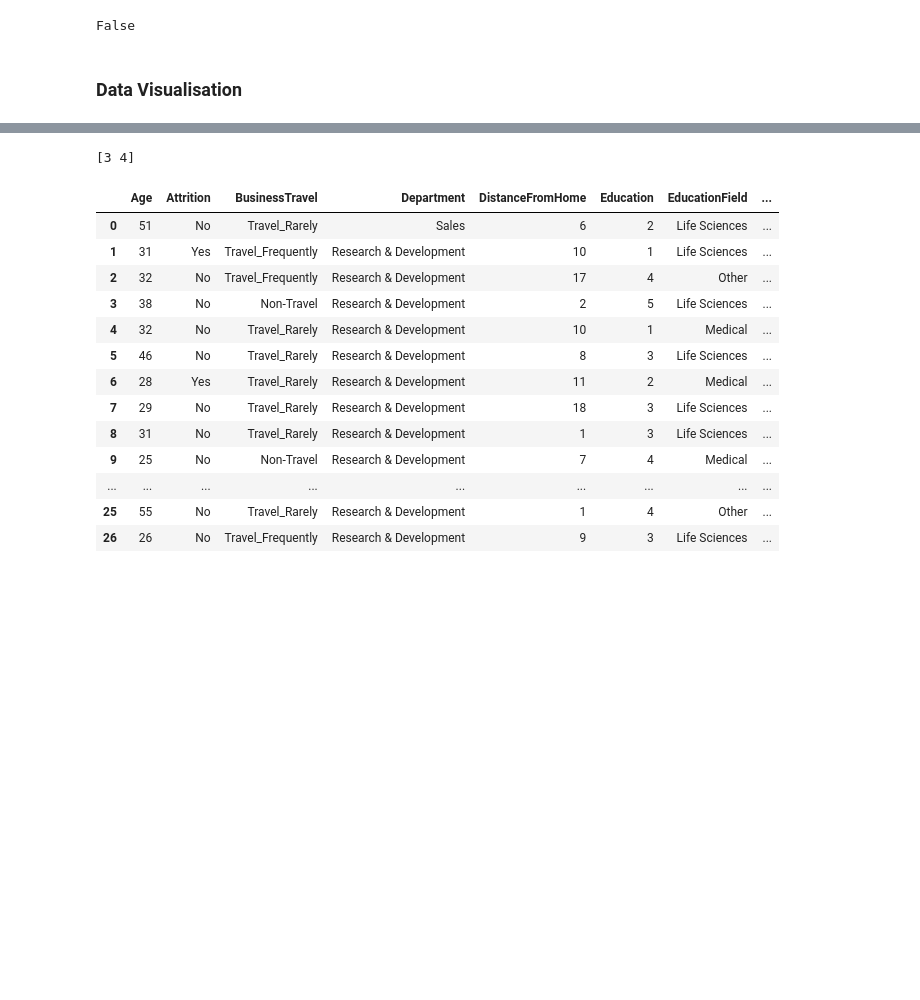
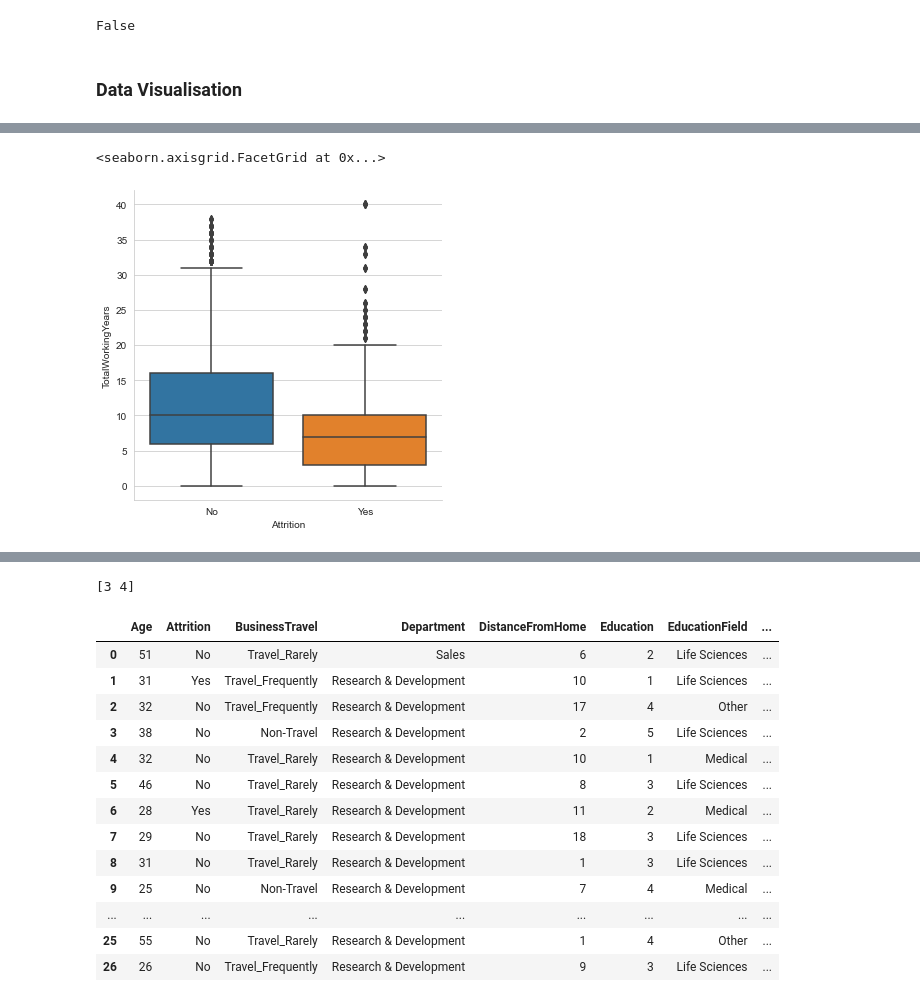
Before and after one commit to JamesLi197412/HR-Analytics, a Jupyter notebook: HRAnalytics.ipynb, the cells around one changed output, grey strips where cells are left out. Drawn from its saved outputs; the diff is of its cells as text; code cells hidden in the pictures; blank space fills up the shorter version.

```diff
--- a/HRAnalytics.ipynb
+++ b/HRAnalytics.ipynb
@@ -300,0 +340,5 @@ words_popular(general,'EducationField','Education Level')
+# %%
+sns.factorplot(data=general,y='TotalWorkingYears',x='Attrition',size=5,aspect=1,kind='box')
+# %% [output]
+<seaborn.axisgrid.FacetGrid at 0x...>
+[figure, added]
```
Also changed, not shown: parts of 19 cells of this notebook.
